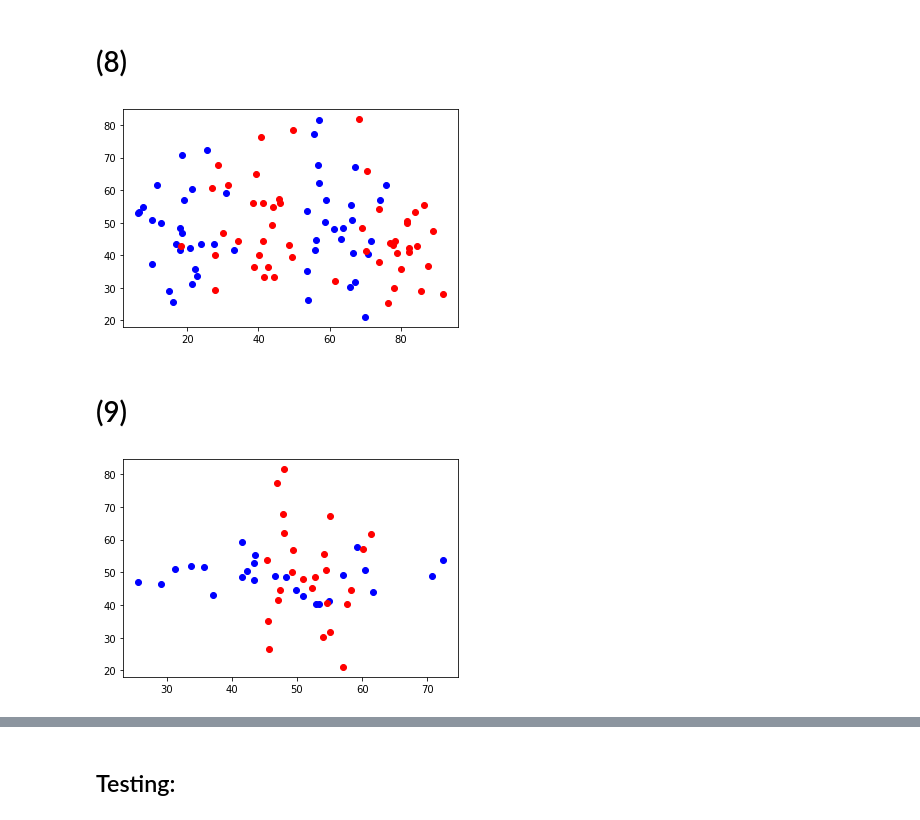
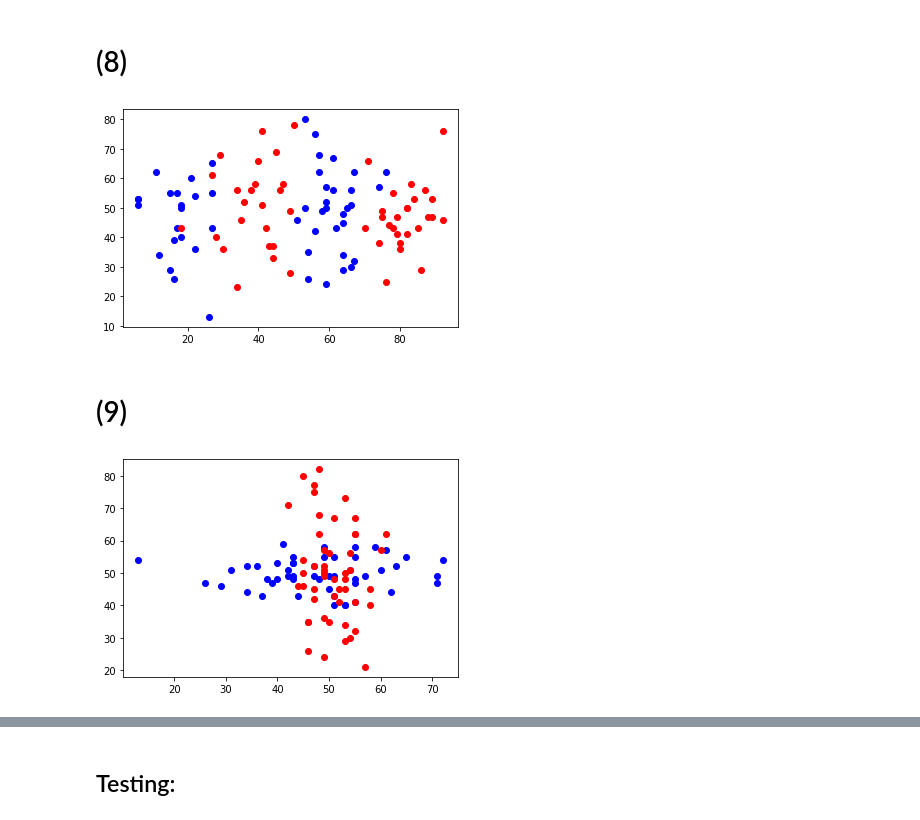
Before and after one commit to rovle/gpt3-in-context-fitting, a Jupyter notebook: classification_playground.ipynb, the cells around one changed output, grey strips where cells are left out. Saved outputs shown, nothing was run; the diff lists cells and outputs as text; code cells hidden in the pictures.

Commit message:
start modifying the stuff a bit in order to extract it for plotting

```diff
--- a/classification_playground.ipynb
+++ b/classification_playground.ipynb
@@ -88,7 +168,23 @@ plot_distributions(multivariate_normal.rvs([50, 50], [[var, 120], [120, var/2]],
 # %% [markdown]
 # (6)
 # %%
+dist_type = 6
+
 var = 200
-plot_distributions(multivariate_normal.rvs([45, 55], [[var, 120], [120, var/1.5]], size=25, random_state=42),
-                    multivariate_normal.rvs([55, 45], [[var, 120], [120, var/1.5]], size=25, random_state=43))
+
+c[(dist_type, 0)] = rounding(
+                        multivariate_normal.rvs([45, 55],
+                                                [[var, 120], [120, var/1.5]],
+                                                size=size,
+                                                random_state=42)
+                            )
+c[(dist_type, 1)] = rounding(
+                        multivariate_normal.rvs([55, 45],
+                                                [[var, 120], [120, var/1.5]],
+                                                size=size,
+                                                random_state=43)
+                            )
+
+
+plot_distributions(c[(dist_type, 0)], c[(dist_type, 1)])
 # %% [output]
@@ -120,32 +237,68 @@ plot_distributions(mixture_sample1,
 # %% [markdown]
 # (8)
 # %%
+dist_type = 8
 var = 200
 mixture1 = np.concatenate((
-                            multivariate_normal.rvs([20, 50], [[var/4, 0], [0, var]], size=25, random_state=42),
-                            multivariate_normal.rvs([60, 50], [[var/4, 0], [0, var]], size=25, random_state=43),
+                            multivariate_normal.rvs([20, 50],
+                                                    [[var/4, 0], [0, var]],
+                                                    size=size,
+                                                    random_state=42),
+                            multivariate_normal.rvs([60, 50],
+                                                    [[var/4, 0], [0, var]],
+                                                    size=size,
+                                                    random_state=43),
                         ))
 
-indices = np.random.choice(mixture1.shape[0], 50, replace=False)
+indices = np.random.choice(mixture1.shape[0], size, replace=False)
 mixture_sample1 = mixture1[indices]
 
 mixture2 = np.concatenate((
-                            multivariate_normal.rvs([40, 50], [[var/4, 0], [0, var]], size=25, random_state=44),
-                            multivariate_normal.rvs([80, 50], [[var/4, 0], [0, var]], size=25, random_state=45),
+                            multivariate_normal.rvs([40, 50],
+                                                    [[var/4, 0], [0, var]],
+                                                    size=size,
+                                                    random_state=44),
+                            multivariate_normal.rvs([80, 50],
+                                                    [[var/4, 0], [0, var]],
+                                                    size=size,
+                                                    random_state=45),
                         ))
 
-indices = np.random.choice(mixture2.shape[0], 50, replace=False)
+indices = np.random.choice(mixture2.shape[0], size, replace=False)
 mixture_sample2 = mixture2[indices]
 
-plot_distributions(mixture_sample1,
-                    mixture_sample2)
+c[(dist_type, 0)] = rounding(
+                        mixture_sample1
+                            )
+c[(dist_type, 1)] = rounding(
+                        mixture_sample2
+                            )
+
+
+plot_distributions(c[(dist_type, 0)], c[(dist_type, 1)])
 # %% [output]
-[figure, old version]
+[figure, new version]
 # %% [markdown]
 # (9)
 # %%
+dist_type = 9
+
 var = 200
-plot_distributions(multivariate_normal.rvs([50, 50], [[var, 0], [0, var/8]], size=25, random_state=42),
-                    multivariate_normal.rvs([50, 50], [[var/8, 0], [0, var]], size=25, random_state=43))
+
+c[(dist_type, 0)] = rounding(
+                        multivariate_normal.rvs([50, 50],
+                                                [[var, 0], [0, var/8]],
+                                                size=size,
+                                                random_state=42)
+                            )
+c[(dist_type, 1)] = rounding(
+                        multivariate_normal.rvs([50, 50],
+                                                [[var/8, 0], [0, var]],
+                                                size=size,
+                                                random_state=43)
+                            )
+
+
+plot_distributions(c[(dist_type, 0)], c[(dist_type, 1)])
 # %% [output]
-[figure, old version]
+[figure, new version]
```
Also changed, not shown: parts of 12 cells of this notebook.
